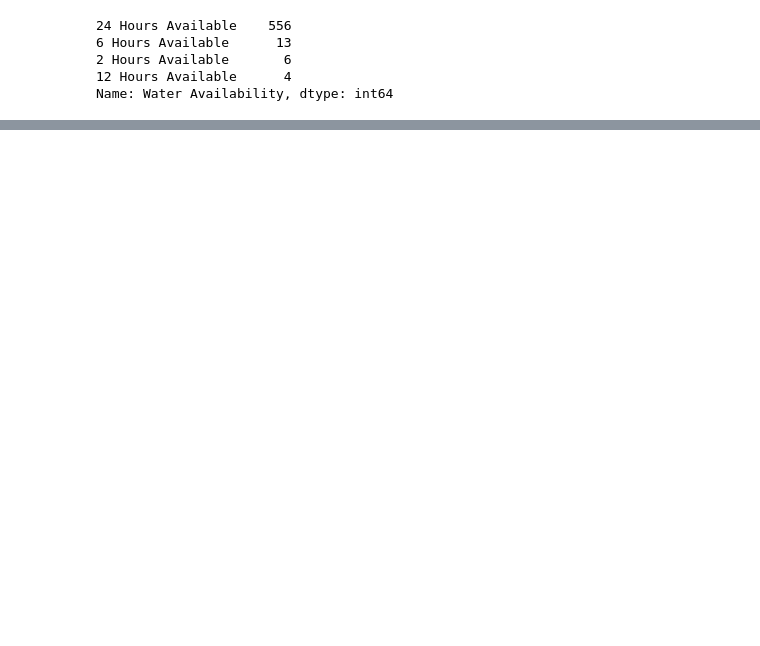
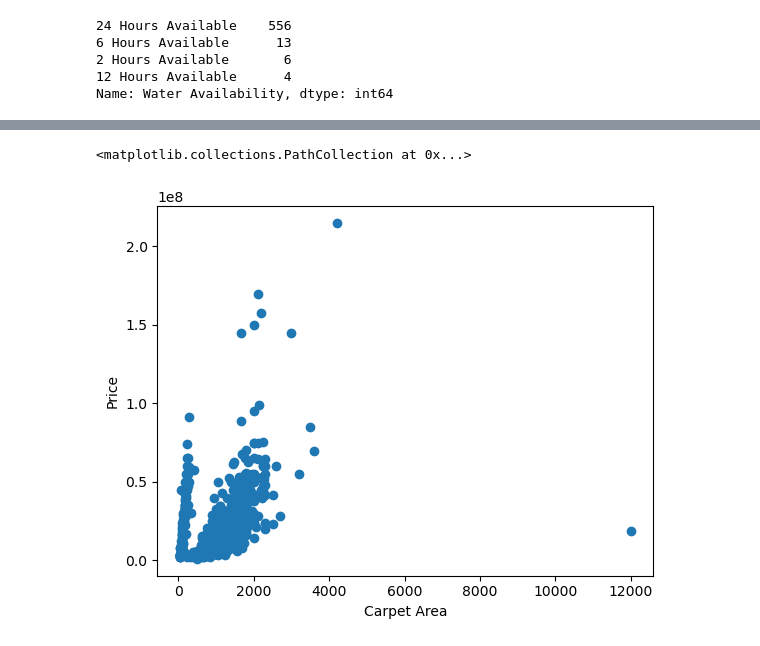
Before and after one commit to lBRAHIM8323/House-Price-Predictor, a Jupyter notebook: Jupyter Notebook.ipynb, the cells around one changed output, grey strips where cells are left out. Cells and saved outputs as stored; diff of their text form; code cells hidden in the pictures; blank space fills up the shorter version.

```diff
--- a/Jupyter Notebook.ipynb
+++ b/Jupyter Notebook.ipynb
@@ -216,0 +278,7 @@ AttributeError: 'NoneType' object has no attribute 'append'
+# %%
+Floor_number = []
+for i in df["Floor"]:
+    j = str(i)
+    j = j.split("(")
+    print(j[-1])
+    Floor_number.append(j[0])
@@ -216,0 +312,16 @@ AttributeError: 'NoneType' object has no attribute 'append'
+# %%
+Carpet_Area = []
+for i in df["Carpet Area"]:
+    if isinstance(i, float):  # Check if i is a float
+        Carpet_Area.append(i)  # Append the float value directly
+    else:
+        if "sqm" in i:
+            i = i.replace("sqm", "")
+        if "," in i:
+            i = i.replace(",", "")
+        if "sqyrd" in i:
+            i = i.replace("sqyrd", "")
+            i = float(i)
+            i = round(i * 0.83612736)  # To convert sqyrds to sqms
+        Carpet_Area.append(i)
+df["Carpet Area"] = Carpet_Area
@@ -216,0 +343,14 @@ AttributeError: 'NoneType' object has no attribute 'append'
+# %%
+df["Carpet Area"] = df["Carpet Area"].astype(int)
+# %%
+df["Price"] = df["Price"].astype(int)
+# %%
+x = df["Carpet Area"]
+y = df["Price"]
+
+plt.xlabel("Carpet Area")
+plt.ylabel("Price")
+plt.scatter(x,y)
+# %% [output]
+<matplotlib.collections.PathCollection at 0x...>
+[figure, added]
```
Also changed, not shown: parts of 23 cells of this notebook.
